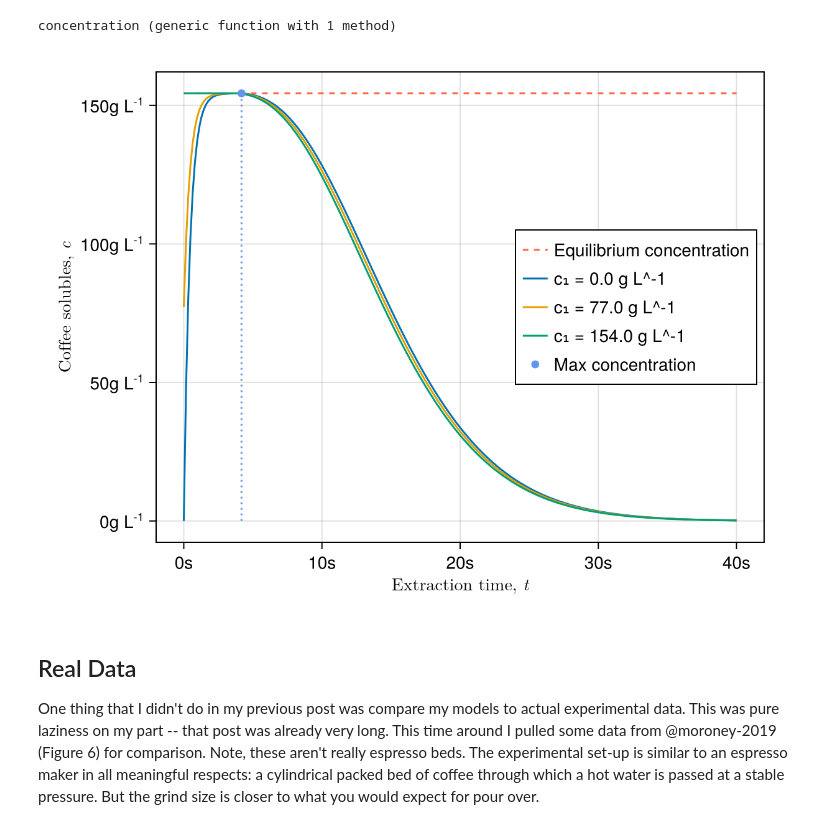
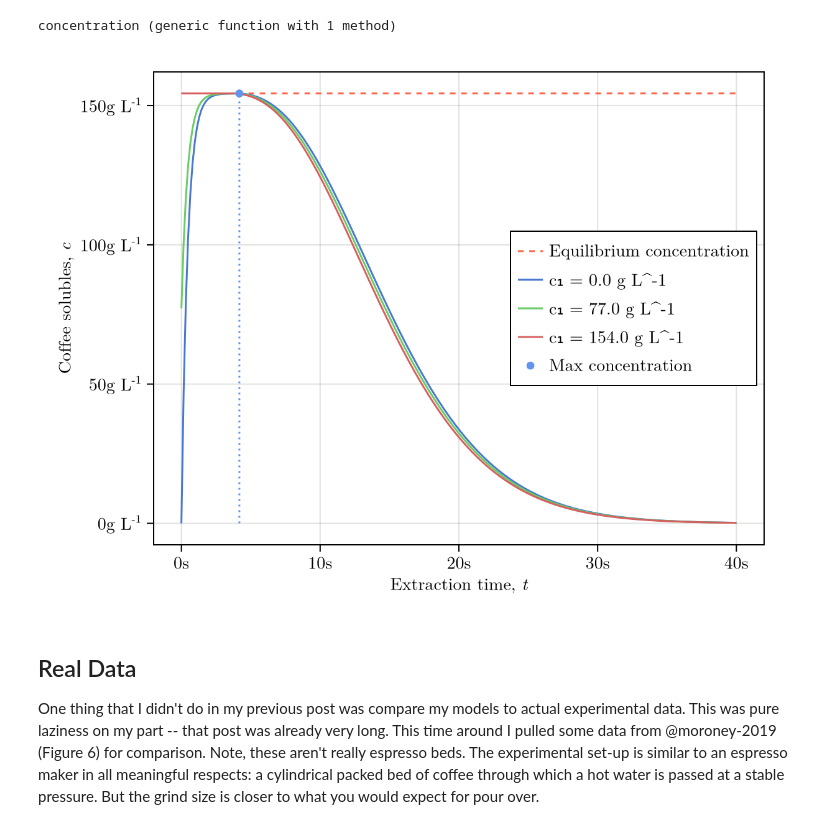
Before and after one commit to aefarrell/aefarrell.github.io, a Jupyter notebook: posts/engineering_a_cup_of_coffee_part-3/index.ipynb, the cells around one changed output. Saved outputs shown, nothing was run; the diff lists cells and outputs as text; code cells hidden in the pictures.

```diff
--- a/posts/engineering_a_cup_of_coffee_part-3/index.ipynb
+++ b/posts/engineering_a_cup_of_coffee_part-3/index.ipynb
@@ -848,7 +846,7 @@ concentration (generic function with 1 method)
 #| label: fig-conc-plot
 #| fig-cap: "The concentration at the exit of the portafilter for the example extraction, at a few initial conditions. The equilibrium concentration for the extraction is given for reference. The extraction rapidly achieves equilibrium before the bed is exhausted in later stages of the extraction."
 
-let
+with_theme(post_theme) do
 
 ts = range(0u"s";stop=40u"s",length=250)
 T  = ext.pb.L/ext.v
@@ -857,34 +855,34 @@ L  = ext.pb.L
 f3 = Figure()
 ax3 = Axis(f3[1, 1],
     xlabel = L"Extraction time, $t$",
     dim1_conversion = Makie.UnitfulConversion(u"s"),
     ylabel = L"Coffee solubles, $c$",
     dim2_conversion = Makie.UnitfulConversion(u"g/L")
 )
 
 lines!(ax3, [ts[1], ts[end]], [ext.cₑ, ext.cₑ],
        label="Equilibrium concentration",
        color=:tomato, linestyle=:dash)
 for c in [0, 0.5, 1.0].*ext.cₑ
     e  = EspressoExtract(puck,shot; c₁=c)
     cs = [concentration(e,L,t) for t in ts]
     lines!(ax3, ts, cs,
            label="c₁ = $(round(u"g/L",c))",
            linestyle=:solid)
 end
 
 scatter!(ax3, [T], [concentration(ext,ext.pb.L,T)],
          label="Max concentration",
          color=:cornflowerblue)
 lines!(ax3, [T, T], [0u"g/L", concentration(ext,ext.pb.L,T)],
        color=:cornflowerblue, linestyle=:dot)
 
 axislegend(position = :rc)
 f3
 
 end
 # %% [output]
-[figure, old version]
+[figure, new version]
 # %% [markdown]
 ## Real Data
 
```
Also changed, not shown: parts of 3 cells of this notebook.
